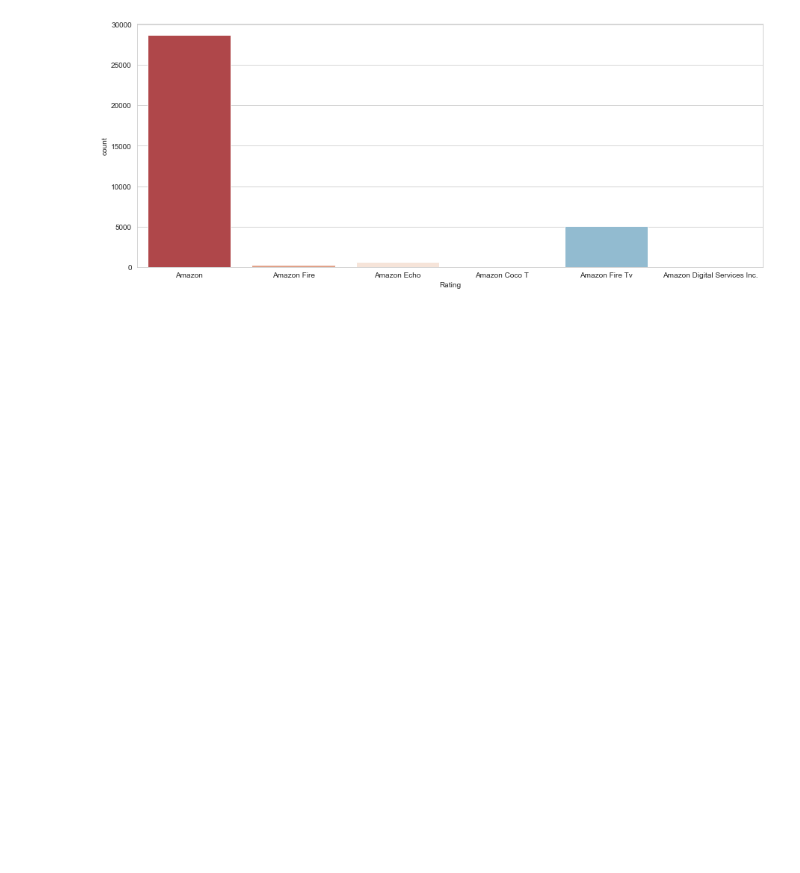
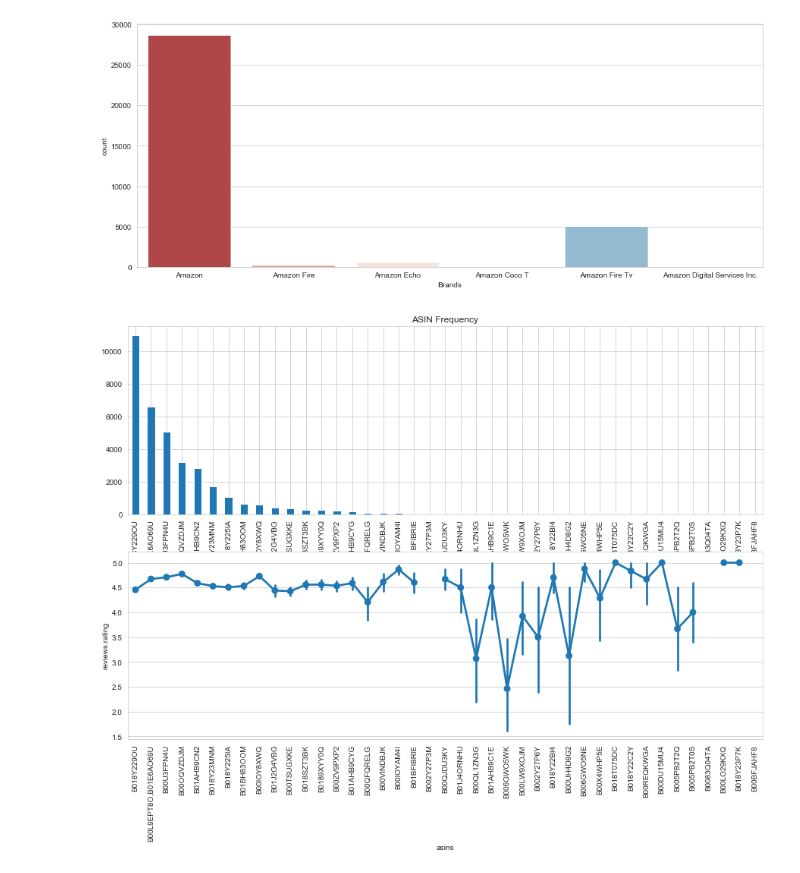
Before and after one commit to mirtanvirislam/NLP-Sentiment-Analysis, a Jupyter notebook: notebooks/Analysis 1.ipynb, the cells around one changed output. Cells and saved outputs as stored; diff of their text form; code cells hidden in the pictures; blank space fills up the shorter version.

Commit message:
Visualting review scores

```diff
--- a/notebooks/Analysis 1.ipynb
+++ b/notebooks/Analysis 1.ipynb
@@ -171,3 +171,21 @@ plt.xlabel('Rating')
 plt.show()
 # %% [output]
 [figure]
+# %%
+# Visualizing review rating per ASIN
+# Bar plot shows no. of reviews
+# Point plot shows the rating and variance in the rating
+
+asins_count_ix = df["asins"].value_counts().index
+plt.subplots(2,1,figsize=(15,10))
+plt.subplot(2,1,1)
+df["asins"].value_counts().plot(kind="bar", title="ASIN Frequency")
+plt.subplot(2,1,2)
+sns.pointplot(x="asins", y="reviews.rating", order=asins_count_ix, data=df)
+plt.xticks(rotation=90)
+plt.show()
+
+# Products with many reviews have rating with low variance
+# Products with few reviews have rating with high variance
+# %% [output]
+[figure, added]
```
Also changed, not shown: parts of 1 cell of this notebook.
